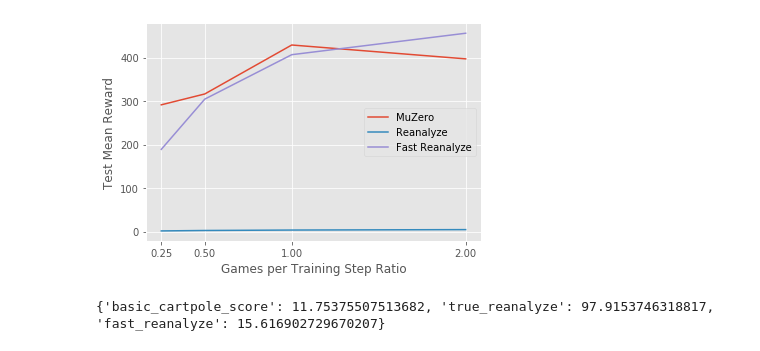
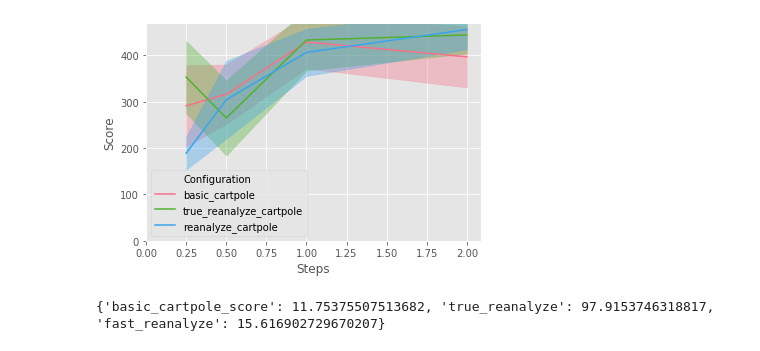
Before and after one commit to PhilippeMarcotte/muzero-general, a Jupyter notebook: report.ipynb, the cells around one changed output. Cells and saved outputs as stored; diff of their text form; code cells hidden in the pictures.

```diff
--- a/report.ipynb
+++ b/report.ipynb
@@ -11,14 +0,0 @@ fast_reanalyze = [188.94,304.408,406.528,455.816]
-# %%
-with plt.style.context("ggplot"):
-    plt.plot(ratio, basic_cartpole_score, label = "MuZero")
-    plt.plot(ratio, true_reanalyze, label = "Reanalyze")
-    plt.plot(ratio, fast_reanalyze, label = "Fast Reanalyze")
-    plt.xlabel('Games per Training Step Ratio')
-    plt.ylabel('Test Mean Reward')
-    plt.xticks(ratio)
-    plt.legend()
-    pathlib.Path("./images").mkdir(exist_ok=True)
-    plt.savefig("./images/score_ratio.png")
-    plt.show("Score ")
-# %% [output]
-[figure, removed]
@@ -25,3 +8,49 @@ with plt.style.context("ggplot"):
+# %%
+def plot(x, y_mean, y_std=None, x_label="Steps", y_label="Y Label", legend_name="Legend Name",palette="husl"):
+    data_preproc = pd.DataFrame({key: value for key, value in y_mean.items()})
+    data_preproc[x_label] = x
+    color_palette = sns.color_palette(palette, len(y_mean.keys()))
+    sns.lineplot(x=x_label, y=y_label, hue=legend_name,palette=color_palette,
+                 data=pd.melt(data_preproc, [x_label]).rename(columns={"value": y_label, "variable": legend_name}))
+    plt.ylim(0, None)
+    plt.xlim(0, None)
+    if y_std is not None:
+        for key,color in zip(y_mean.keys(),color_palette):
+            mean = np.array(y_mean[key])
+            std = np.array(y_std[key])/2
+            plt.fill_between(data_preproc[x_label], mean + std, mean - std,
+                             alpha=0.35,color=color)
+    plt.show()
+# %%
+basic_reanalyze_data = load_json("./evaluation_results/final/test_results__group-basic_cartpole.json")
+fast_reanalyze_data = load_json("./evaluation_results/final/test_results_fast_reanalyze.json")
+true_reanalyze_data = load_json("./evaluation_results/final/test_results_true_reanalyze.json")
+configurations = {"basic_cartpole": basic_reanalyze_data,
+                  "true_reanalyze_cartpole": true_reanalyze_data,
+                  "reanalyze_cartpole": fast_reanalyze_data}
+ratios = [0.25, 0.5, 1, 2]
+buffer_size = 75
+x_label = "Steps"
+data = {}
+for config_name, config_data in configurations.items():
+    data[config_name] = []
+    for ratio in ratios:
+        string_ratio = str(ratio).replace(".", "_")
+        key_name = f"{config_name}_{buffer_size}_ratio_{string_ratio}_sim_50"
+        data[config_name].append(np.array(config_data[key_name]))
+# %%
+y_mean = {}
+y_std = {}
+for key, value in data.items():
+    y_mean[key] = []
+    y_std[key] = []
+    for i in range(len(data[key])):
+        y_mean[key].append(np.mean(data[key][i]))
+        y_std[key].append(np.std(data[key][i]))
+with plt.style.context("ggplot"):
+    plot(ratios, y_mean, y_std,legend_name="Configuration", y_label="Score")
+# %% [output]
+[figure, added]
 # %%
 api = wandb.Api()
 evaluation_config_path = "./configs/config.toml"
```
Also changed, not shown: parts of 2 cells of this notebook, 8 other files.
